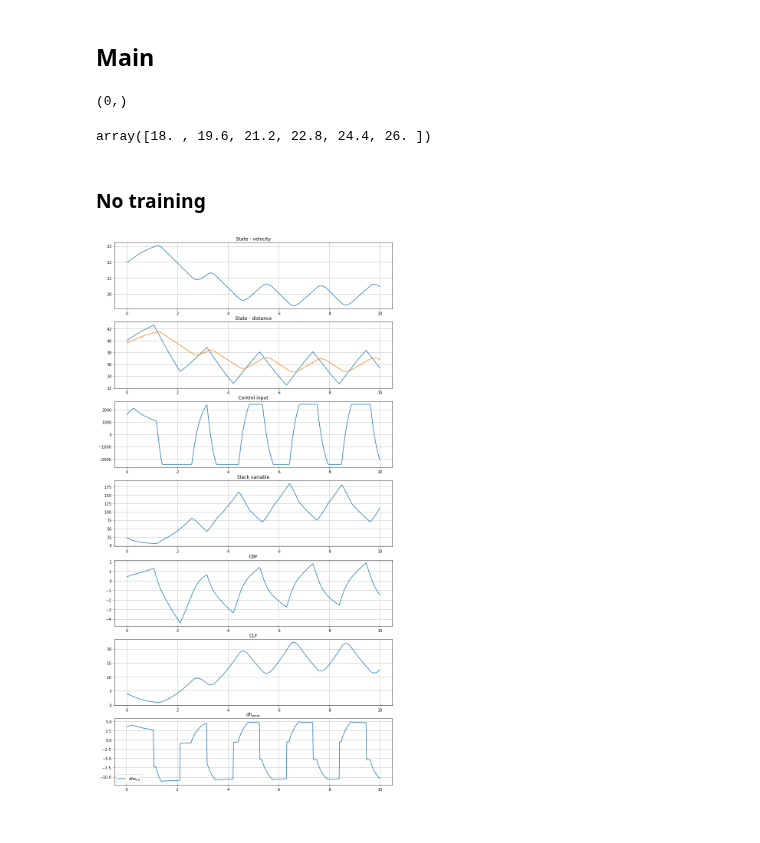
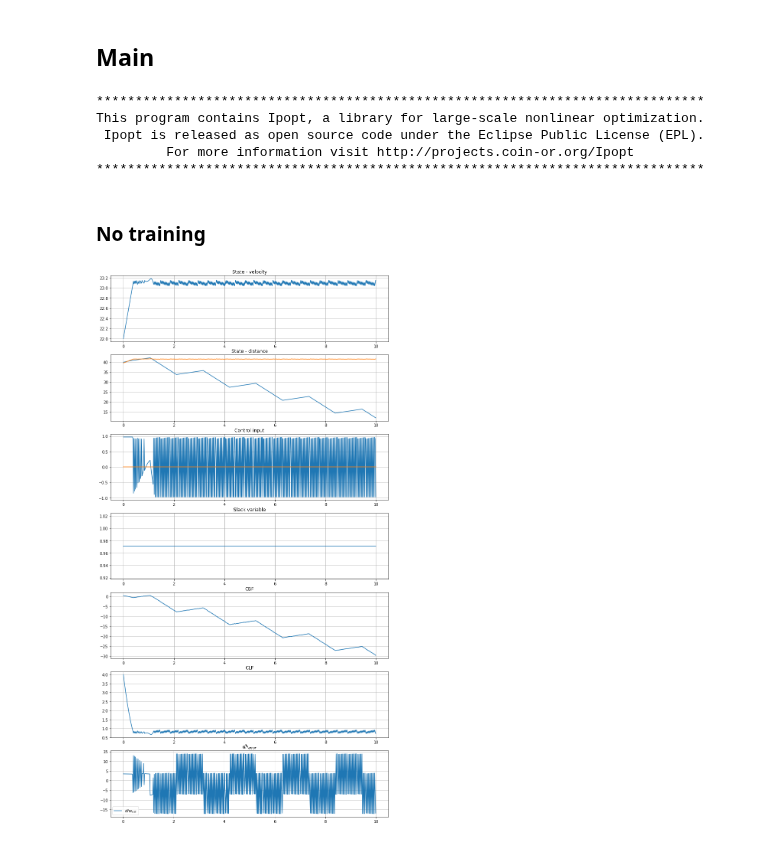
Before and after one commit to EmanuelSamir/adaptive-learning-qpcbfclf-elm, a Jupyter notebook: notebook/CLF-CBF.ipynb, the cells around one changed output. Cells and saved outputs as stored; diff of their text form; code cells hidden in the pictures.

```diff
--- a/notebook/CLF-CBF.ipynb
+++ b/notebook/CLF-CBF.ipynb
@@ -120,7 +123,7 @@ norm_dhe = WelfordNormalizerOne((1,))
 normalizer = {'x':norm_x, 'u':norm_u, 'dhe':norm_dhe}
 
 
-cont = LCBF(0.5*m, c_a, c_d, f0_nom, f1_nom, f2_nom, v_lead, v_des, Th, clf_rate, cbf_rate, p_slack)
+cont = LCBF(m, c_a, c_d, f0_nom, f1_nom, f2_nom, v_lead, v_des, Th, clf_rate, cbf_rate, p_slack)
 
 estimator = Dummy()# NN_affine(3)
 #e_f_opt,e_g_opt = torch.optim.Adam(estimator.e_f.model.parameters(), lr = 5e-1), torch.optim.Adam(estimator.e_g.model.parameters(), lr = 5e-5)
@@ -129,6 +132,7 @@ weights = 0.2
 
 x_lst = []
 u_lst = []
+u_ref_lst = []
 V_lst = []
 h_lst = []
 dhe_lst = []
@@ -145,6 +149,7 @@ derivator = Derivator(dt)
 
 xs_lst = []
 us_lst = []
+u_refs_lst = []
 Vs_lst = []
 hs_lst = []
 dhe_reals_lst = []
@@ -158,9 +163,16 @@ slacks_lst = []
 x_dim = 3
 u_dim = 1
 
-kp = np.array([[0, 1.0e3, 0]])
-kd = np.array([[0, 0.1, 0]])
-ki = np.array([[0, 1.0e3, 0]])
+
+
+# kp = np.array([[0, 1.0e3, 0]])
+# kd = np.array([[0, 0.1, 0]])
+# ki = np.array([[0, 1.0e3, 0]])
+
+kp = np.array([[0, 0.15, 0]])
+kd = np.array([[0, 1e-3, 0]])
+ki = np.array([[0, 5, 0]])
+
 
 pid = PID(x_dim, u_dim, kp, kd, ki, dt)
 
@@ -179,6 +191,7 @@ for z0 in zlaps:
     x = x0
     xs = []
     us = []
+    u_refs = []
     Vs = []
     hs = []
     dhe_reals = []
@@ -191,7 +204,7 @@ for z0 in zlaps:
         # Get reference control
         e = np.array([[0], [v_des], [0]]) - np.expand_dims(x, axis = 1)
         u_ref = pid.update(e) #f0_nom * v**2 + f1_nom * v + f2_nom
-        u_ref = u_ref[0,0]
+        u_ref = 0 #u_ref[0,0]
 
         aac.v_lead = v_lead + square(t) #*np.sin(2*t)
 
@@ -211,6 +224,7 @@ for z0 in zlaps:
 
 
         xs.append(x)
+        u_refs.append(u_ref)
         us.append(k)
         Vs.append(V)
         hs.append(h)
@@ -220,6 +234,7 @@ for z0 in zlaps:
 
         x = x_n
 
+    u_refs_lst.append(u_refs)
     xs_lst.append(xs)
     us_lst.append(us)
     Vs_lst.append(Vs)
@@ -230,15 +245,12 @@ for z0 in zlaps:
     slacks_lst.append(slacks)
 
 pbar.close()
+# %% [output]
+******************************************************************************
+This program contains Ipopt, a library for large-scale nonlinear optimization.
+ Ipopt is released as open source code under the Eclipse Public License (EPL).
+         For more information visit http://projects.coin-or.org/Ipopt
+******************************************************************************
-# %%
-np.array(slacks_lst).shape
-# %% [output]
-(0,)
-# %%
-vlaps = np.linspace(18,26, laps)
-vlaps
-# %% [output]
-array([18. , 19.6, 21.2, 22.8, 24.4, 26. ])
 # %% [markdown]
 ### No training
 # %%
@@ -256,31 +268,32 @@ for i in range(laps):
 
     ax[1].plot(t_lns, Th*np.array(xs)[:,1])#  + 0.5*(np.array(x_lst)[exp,:,1] - v_ego)/c_d/g)
 
     ax[2].plot(t_lns,  np.array(us_lst)[i,:])
+    ax[2].plot(t_lns,  np.array(u_refs_lst)[i,:])
     ax[2].grid(True)
     ax[2].set_title('Control input')
 
 
     ax[3].plot(t_lns, np.array(slacks_lst)[i,:])
     ax[3].grid(True)
     ax[3].set_title('Slack variable')
 
 
     ax[4].plot(t_lns, np.array(hs_lst)[i,:])
     ax[4].grid(True)
     ax[4].set_title('CBF')
 
     ax[5].plot(t_lns, np.array(Vs_lst)[i,:])
     ax[5].grid(True)
     ax[5].set_title('CLF')
 
     #ax[6].plot(t_lns[1:], np.array(dhes_lst)[i, 1:])
     ax[6].plot(t_lns[1:], np.array(dhe_reals_lst)[i,1:])
     ax[6].grid(True)
     ax[6].set_title('$dh_{error}$')
 
 
     #ax[6].set_ylim([-10,10])
     ax[6].legend(['$dhe_{est}$','$dhe_{real}$'])
 # %% [output]
-[figure, old version]
+[figure, new version]
```
Also changed, not shown: parts of 4 cells of this notebook, 7 other files.
